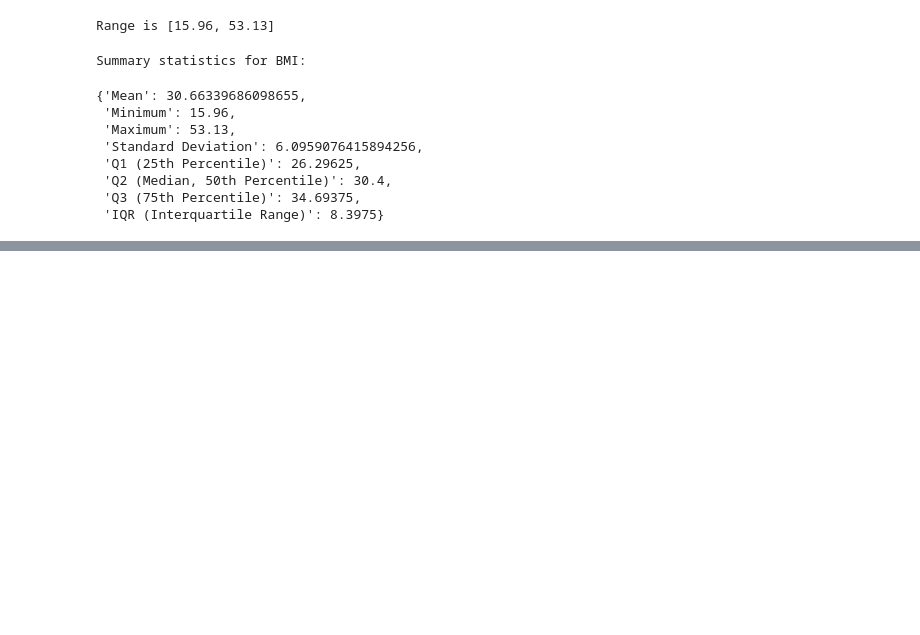
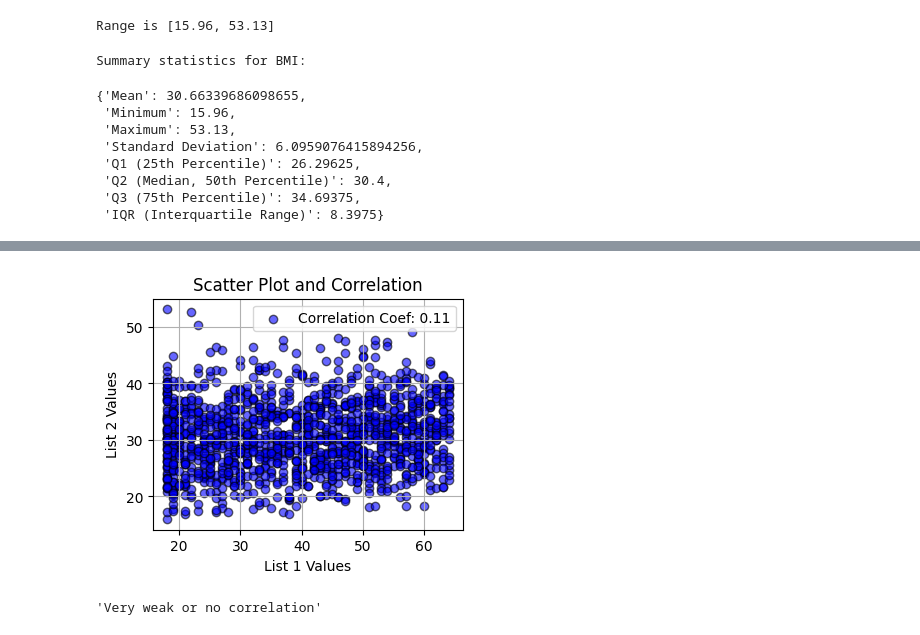
Before and after one commit to egraciani/python, a Jupyter notebook: Medical_Insurance_Cost_EGH.ipynb, the cells around one changed output, grey strips where cells are left out. Cells and saved outputs as stored; diff of their text form; code cells hidden in the pictures; blank space fills up the shorter version.

Commit message:
Added correlation calculations and other statistics

```diff
--- a/Medical_Insurance_Cost_EGH.ipynb
+++ b/Medical_Insurance_Cost_EGH.ipynb
@@ -310,0 +325,45 @@ plot_boxplot(bmis, 'BMI')
+# %%
+# Plot correlation
+def plot_correlation(list1, list2):
+    # Calculate the Pearson correlation coefficient
+    correlation = np.corrcoef(list1, list2)[0, 1]
+
+    # Set the figure size to be smaller
+    plt.figure(figsize=(4, 3))  # Smaller figure size in inches (width, height)
+
+    # Plot the values in a scatter plot
+    plt.scatter(list1, list2, color='blue', edgecolor='k', alpha=0.6, label=f'Correlation Coef: {correlation:.2f}')
+    plt.title('Scatter Plot and Correlation')
+    plt.xlabel('List 1 Values')
+    plt.ylabel('List 2 Values')
+    plt.legend(loc='best')
+    plt.grid(True)
+    plt.show()
+
+    return correlation
+
+#Helps to interpret correlation coef
+def calculate_correlation(list1, list2):
+    correlation = np.corrcoef(list1, list2)[0, 1]
+    if correlation == 1:
+        return "Perfect positive correlation"
+    elif correlation == -1:
+        return "Perfect negative correlation"
+    elif 0.8 <= abs(correlation) <= 1:
+        return "Very strong correlation"
+    elif 0.6 <= abs(correlation) < 0.8:
+        return "Strong correlation"
+    elif 0.4 <= abs(correlation) < 0.6:
+        return "Moderate correlation"
+    elif 0.2 <= abs(correlation) < 0.4:
+        return "Weak correlation"
+    elif 0 < abs(correlation) < 0.2:
+        return "Very weak or no correlation"
+    else:  # This covers the case where r is exactly 0
+        return "No correlation"
+# %%
+plot_correlation(ages, bmis)
+calculate_correlation(ages, bmis)
+# %% [output]
+[figure, added]
+'Very weak or no correlation'
```
Also changed, not shown: parts of 13 cells of this notebook.
